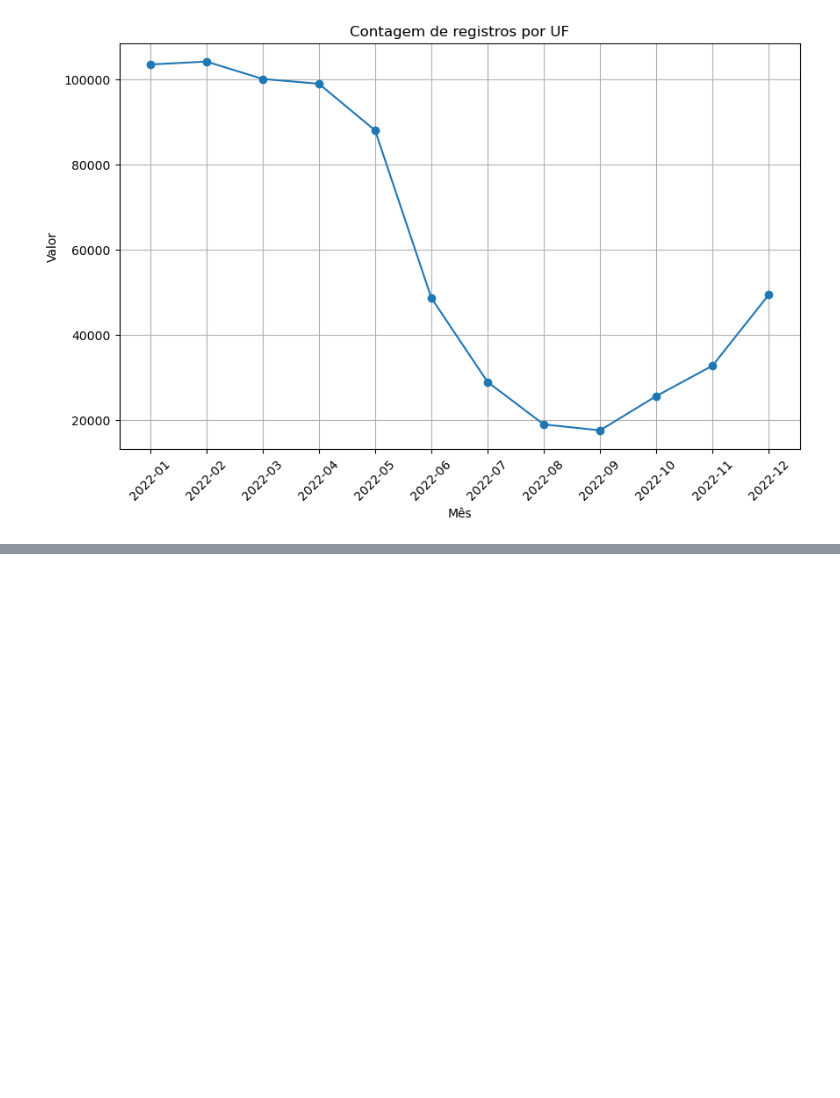
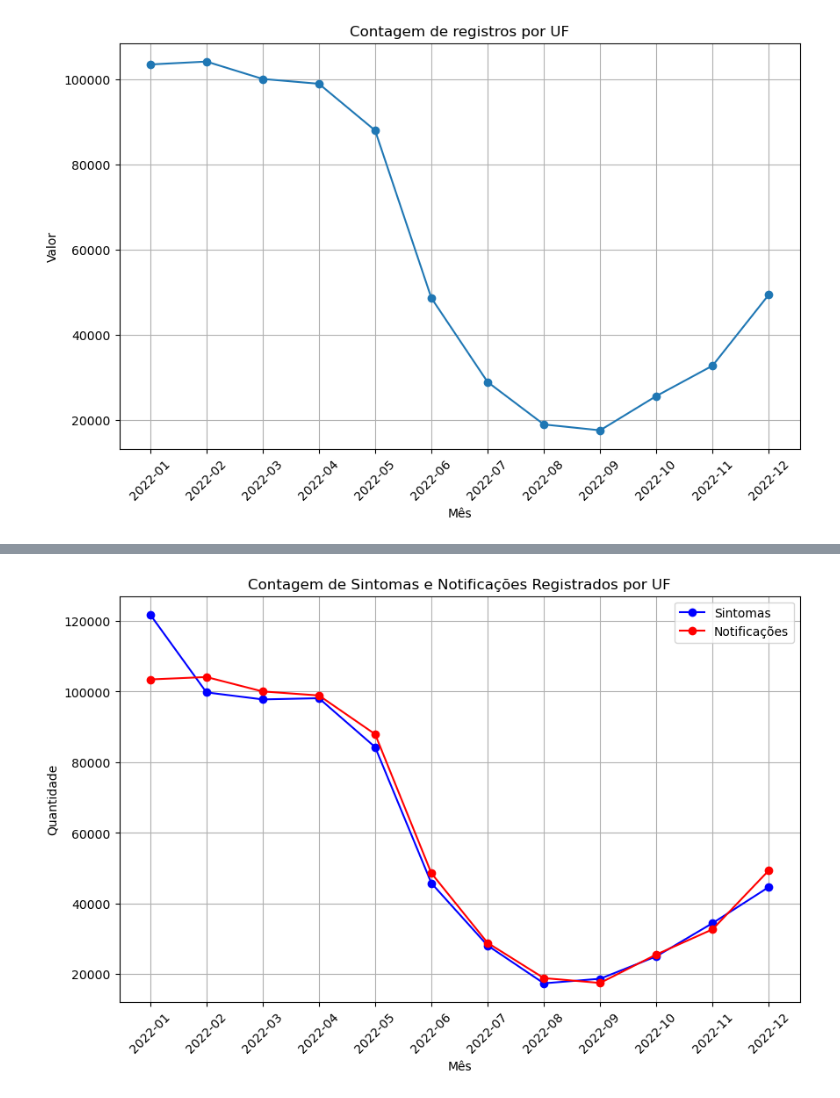
Before and after one commit to luanalorhanni/estudo-dengue-1, a Jupyter notebook: dengbr22/estudo-datas.ipynb, the cells around one changed output, grey strips where cells are left out. Cells and saved outputs as stored; diff of their text form; code cells hidden in the pictures; blank space fills up the shorter version.

Commit message:
estudo das datas

```diff
--- a/dengbr22/estudo-datas.ipynb
+++ b/dengbr22/estudo-datas.ipynb
@@ -51,0 +89,30 @@ dengue['DT_SIN_PRI'] #Data do primeiro sintoma
+# %%
+dengue['DT_SIN_PRI'] #Data do primeiro sintoma
+dengue['DT_SIN_PRI'] = pd.to_datetime(dengue['DT_SIN_PRI'])
+
+dengue['dengue_sin_mes'] = pd.to_datetime(dengue['DT_SIN_PRI']).dt.to_period('M')  #Extrair mês
+dengue['dengue_sin_mes']
+
+sin_por_uf = dengue.groupby('dengue_sin_mes')['SG_UF_NOT'].sum().reset_index()
+# %%
+# Criar uma figura e os eixos
+plt.figure(figsize=(10, 6))
+
+# Plotar a primeira linha para sintomas registrados por UF
+plt.plot(sin_por_uf['dengue_sin_mes'].astype(str), sin_por_uf['SG_UF_NOT'],
+         marker='o', linestyle='-', color='blue', label='Sintomas')
+
+# Plotar a segunda linha para notificações por UF
+plt.plot(notifi_por_uf['dengue_notifi_mes'].astype(str), notifi_por_uf['SG_UF_NOT'],
+         marker='o', linestyle='-', color='red', label='Notificações')
+
+# Título e labels dos eixos
+plt.title('Contagem de Sintomas e Notificações Registrados por UF')
+plt.xlabel('Mês')
+plt.ylabel('Quantidade')
+plt.xticks(rotation=45) # Rotacionar os rótulos do eixo X para melhor visualização
+plt.grid(True) # Adicionar a grade
+plt.legend() # Adicionar a legenda para identificar as linhas
+plt.show() # Mostrar o gráfico
+# %% [output]
+[figure, added]
```
Also changed, not shown: parts of 7 cells of this notebook.
